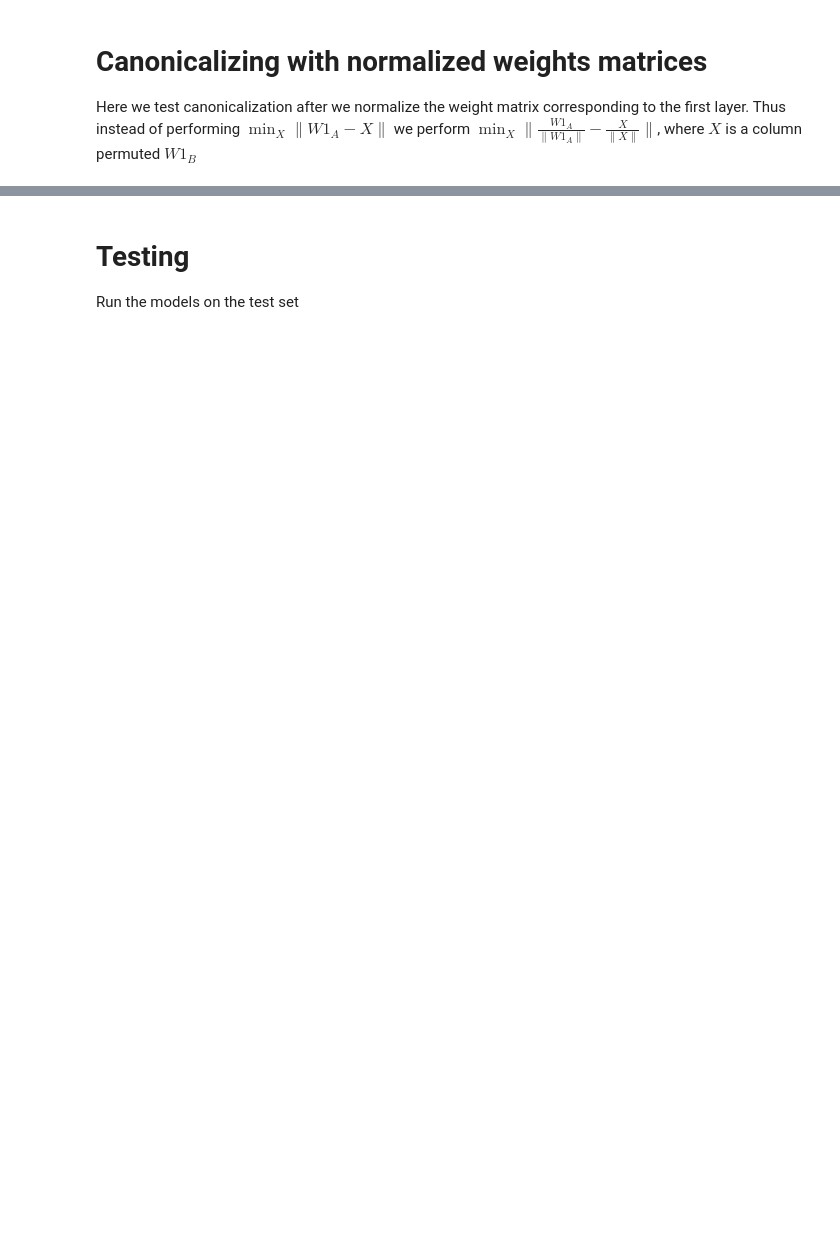
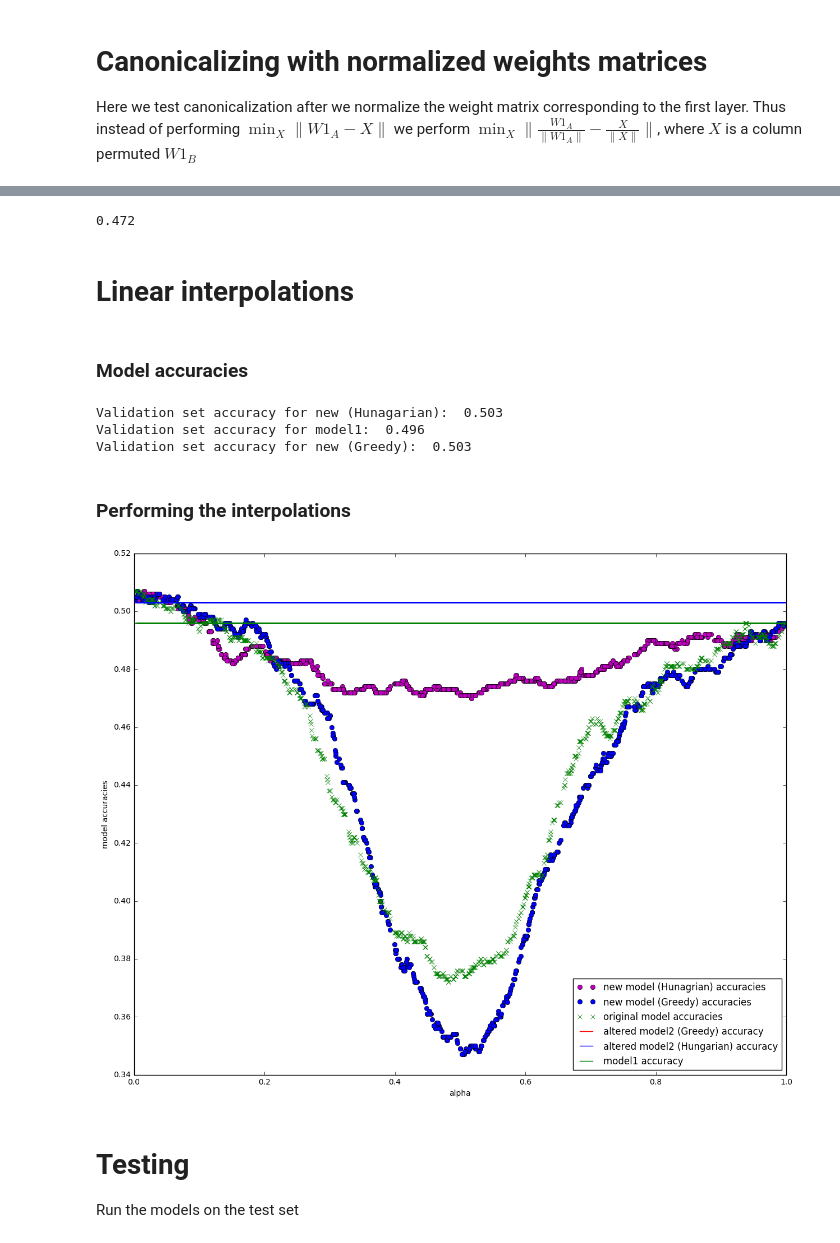
Before and after one commit to LousyLory/Canonical_Nets, a Jupyter notebook: canonical_Nets.ipynb, the cells around one changed output, grey strips where cells are left out. Drawn from its saved outputs; the diff is of its cells as text; code cells hidden in the pictures; blank space fills up the shorter version.

```diff
--- a/canonical_Nets.ipynb
+++ b/canonical_Nets.ipynb
@@ -693,3 +723,80 @@ Here we test canonicalization after we normalize the weight matrix corresponding
+# %%
+# mixing with alpha = 0.5 for new model-hungarian and model1
+from src.creator import *
+
+alpha = 0.5
+new_model = create_model(model1, model2c, alpha)
+# test implementation on validation sets
+y_val_pred = np.argmax(new_model.loss(data1['X_val']), axis=1)
+print (y_val_pred == data1['y_val']).mean()
+# %% [output]
+0.472
+# %% [markdown]
+# Linear interpolations
+# %% [markdown]
+### Model accuracies
+# %%
+# check accuracy for model 1 and model2c (Hunagrian) and model2c_greedy
+y_val_pred = np.argmax(model2c.loss(data1['X_val']), axis=1)
+res2 = (y_val_pred == data1['y_val']).mean()
+print 'Validation set accuracy for new (Hunagarian): ', res2
+
+y_val_pred = np.argmax(model1.loss(data1['X_val']), axis=1)
+res1 = (y_val_pred == data1['y_val']).mean()
+print 'Validation set accuracy for model1: ', res1
+
+y_val_pred = np.argmax(model2c_greedy.loss(data1['X_val']), axis=1)
+res3 = (y_val_pred == data1['y_val']).mean()
+print 'Validation set accuracy for new (Greedy): ', res3
+# %% [output]
+Validation set accuracy for new (Hunagarian):  0.503
+Validation set accuracy for model1:  0.496
+Validation set accuracy for new (Greedy):  0.503
+# %% [markdown]
+### Performing the interpolations
+# %%
+# once we have canonicalized two networks we choose \alpha as a real between zero and 1 and try to generate new networks
+# hungarian and greedy both models are considered
+import random
+from src.creator import *
+
+alpha = np.zeros(1000)
+res_hun = np.zeros(1000)
+res_gred = np.zeros(1000)
+res_or= np.zeros(1000)
+res3 = np.ones(1000)*res3
+res2 = np.ones(1000)*res2
+res1 = np.ones(1000)*res1
+#res4 = np.ones(1000)*res4
+for i in range(1000):
+    alpha[i] = random.random()
+    new_model_hungarian = create_model(model1, model2c, alpha[i])
+    new_model_greedy = create_model(model1, model2c_greedy, alpha[i])
+    new_model_original = create_model(model1, model2, alpha[i])
+    # test implementation on validation sets
+    y_val_pred_hungarian = np.argmax(new_model_hungarian.loss(data1['X_val']), axis=1)
+    res_hun[i] = (y_val_pred_hungarian == data1['y_val']).mean()
+
+    y_val_pred_greedy = np.argmax(new_model_greedy.loss(data1['X_val']), axis=1)
+    res_gred[i] = (y_val_pred_greedy == data1['y_val']).mean()
+
+    y_val_pred_original = np.argmax(new_model_original.loss(data1['X_val']), axis=1)
+    res_or[i] = (y_val_pred_original == data1['y_val']).mean()
+
+plt.plot(alpha, res_hun, 'mo', label='new model (Hunagrian) accuracies')
+plt.plot(alpha, res_gred, 'o', label='new model (Greedy) accuracies')
+plt.plot(alpha, res_or, 'x', label='original model accuracies')
+plt.plot(alpha, res3, '-r', label='altered model2 (Greedy) accuracy')
+plt.plot(alpha, res2, '-b', label='altered model2 (Hungarian) accuracy')
+plt.plot(alpha, res1, '-g', label='model1 accuracy')
+plt.xlabel('alpha')
+plt.ylabel('model accuracies')
+plt.legend(loc='lower right')
+plt.gcf().set_size_inches(15, 12)
+plt.savefig('New_model_accuracy_vs_alpha.png', dpi=300)
+plt.show()
+# %% [output]
+[figure, added]
 # %% [markdown]
 # Testing
 
```
Also changed, not shown: parts of 12 cells of this notebook, 8 other files.
